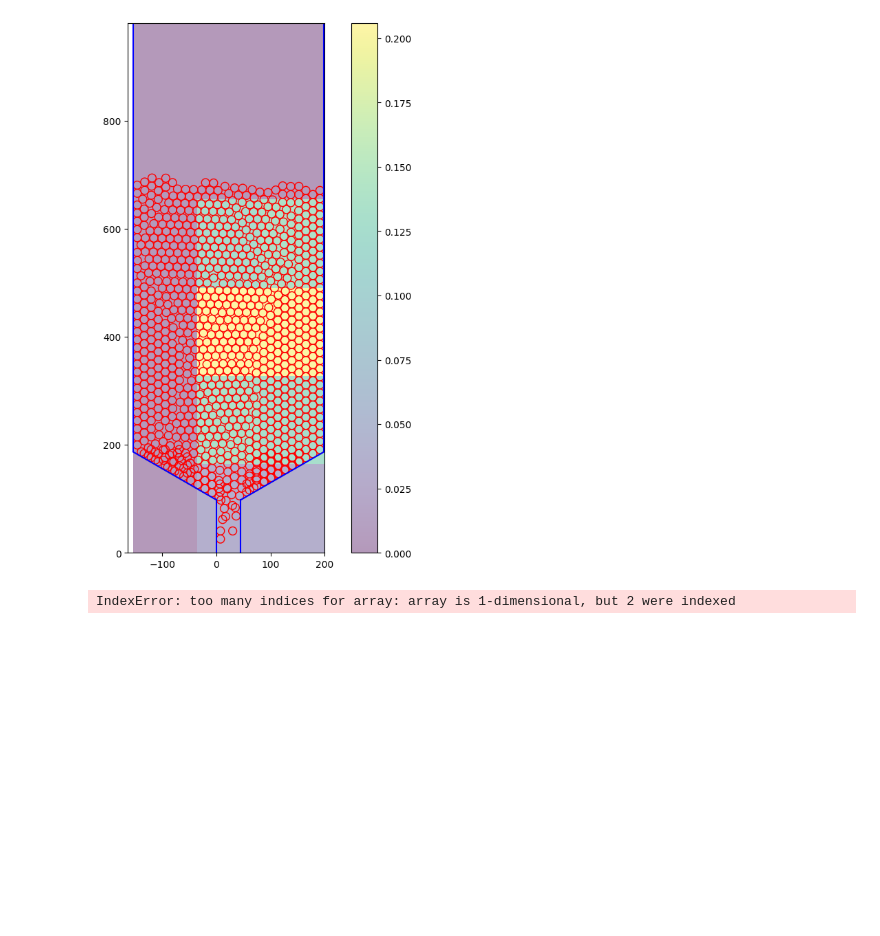
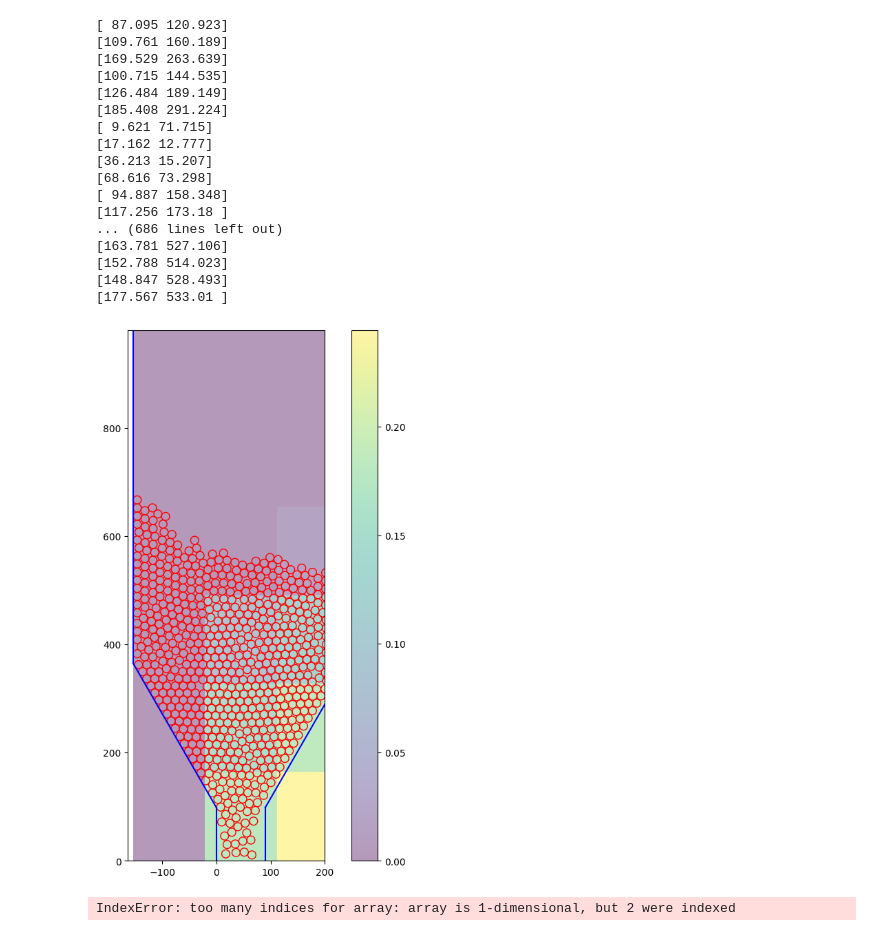
Before and after one commit to intcarlosmiguel/Granular, a Jupyter notebook: main.ipynb, the cells around one changed output. Drawn from its saved outputs; the diff is of its cells as text; code cells hidden in the pictures; blank space fills up the shorter version.

```diff
--- a/main.ipynb
+++ b/main.ipynb
@@ -6,12 +6,11 @@ import os
 #from sklearn.linear_model import LinearRegression
 #from sklearn.metrics import r2_score
 # %%
-def grid(centros,angulo,nx,ny):
+def grid(centros,angulo,nx,ny,alpha):
 
     raio_do_circulo = 7.5
     fig, ax = plt.subplots(figsize=(10, 10))
 
-    alpha = 3.
     L1 = alpha*7.5e-3*2
     L2 = 154.e-3
 
@@ -26,6 +25,7 @@ def grid(centros,angulo,nx,ny):
     ax.plot([-154, -154], [98. + 154 * np.tan(np.pi * angulo / 180), 2000], color='blue')[0],
     s = 0
     for centro in centros:
+        print(centro[:2])
         i,j = 0,0
         for i in range(len(Grid_x)):
             if(Grid_x[i] >= centro[0]):
@@ -72,11 +72,31 @@ a,b = 0.192417,0.368330
 c,d = 0.199000,0.371924
 plot((a*1000,b*1000),(c,d))
 # %%
-velocidades = np.loadtxt("results/30/velocidade/velocidade_3.00_0.00_0.00_0.51.dat",delimiter= ' ',dtype=float)
+velocidades = np.loadtxt("./results/60/image_5.50_0.20_0.20_50.00.dat",delimiter= ' ',dtype=float)
+# %%
+d = np.diff(velocidades[:,0])
+neg = np.where(d<0)[0]
 # %%
-grid(velocidades[:1000,1:4]*1000,30,3,6)
+grid(velocidades[:neg[0],1:4]*1000,60,3,6,6)
 # %% [output]
+[ 87.095 120.923]
+[109.761 160.189]
+[169.529 263.639]
+[100.715 144.535]
+[126.484 189.149]
+[185.408 291.224]
+[ 9.621 71.715]
+[17.162 12.777]
+[36.213 15.207]
+[68.616 73.298]
+[ 94.887 158.348]
+[117.256 173.18 ]
+... (686 lines left out)
+[163.781 527.106]
+[152.788 514.023]
+[148.847 528.493]
+[177.567 533.01 ]
-[figure, old version]
+[figure, new version]
 # %%
 plt.hist(data[:,1],bins = 20)
 # %% [output]
```
Also changed, not shown: parts of 7 cells of this notebook, 16 other files.
